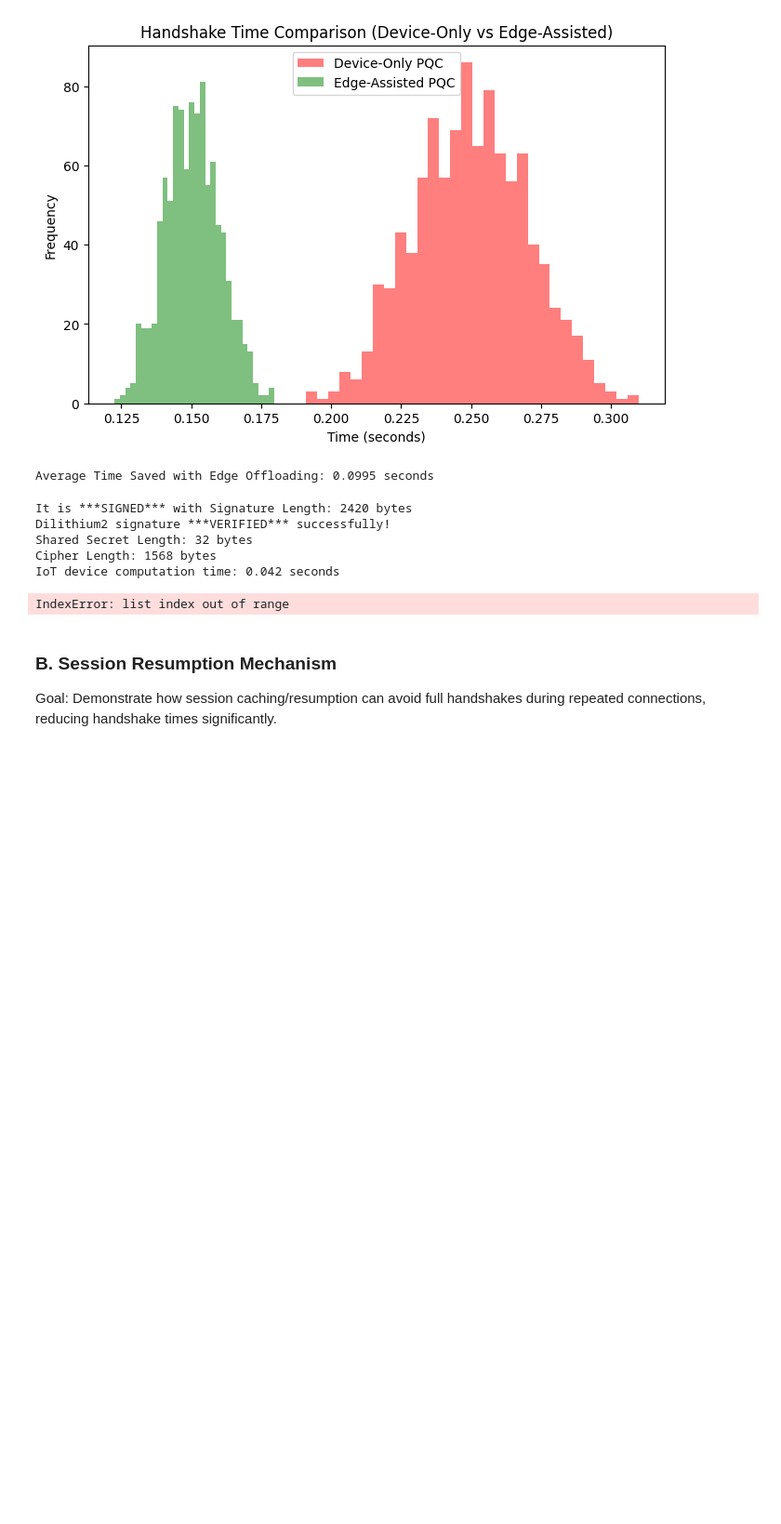
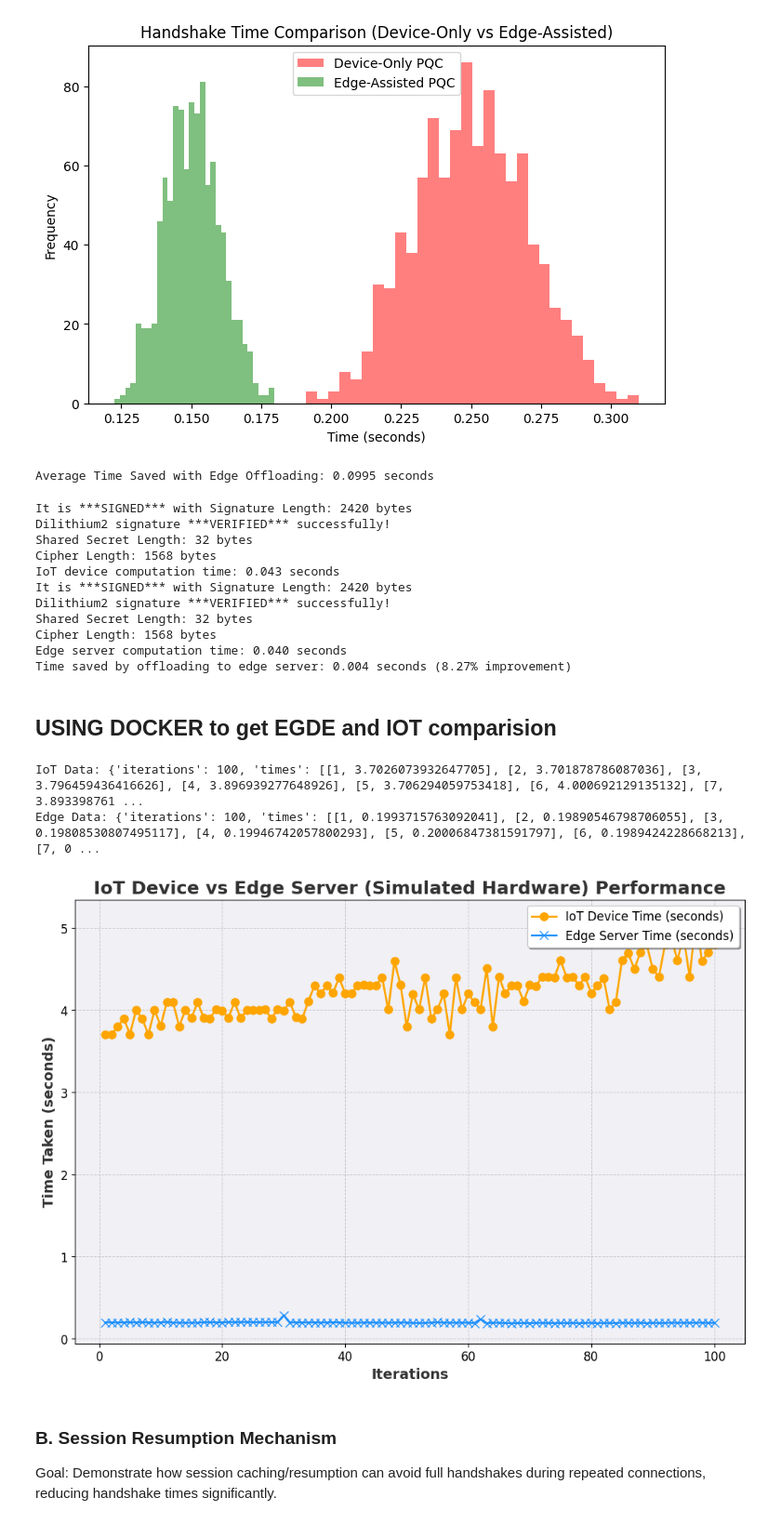
Before and after one commit to mkashani-phd/futureg-quantum-ca, a Jupyter notebook: main.ipynb, the cells around one changed output. Shown at 93% size. Saved outputs shown, nothing was run; the diff lists cells and outputs as text; code cells hidden in the pictures; blank space fills up the shorter version.

```diff
--- a/main.ipynb
+++ b/main.ipynb
@@ -414,16 +375,11 @@ def simulate_edge_server_operations():
     start_time = time.time()
 
      # Key generation
-
-
     # dilithium_private_key, dilithium_public_key = Dilithium2.keygen()
 
-    # Signing
-    message = b"Test message for IoT"
-    signature = Dilithium2.sign(dilithium_private_key, message)
-
-    # Verification
-    verification_status = dilithium_verify(message, signature, dilithium_public_key)
+    message = b"Post-Quantum CA Test Message"
+    signature= dilithium_signature(dilithium_private_key, message)
+    is_valid = dilithium_verify(dilithium_public_key, message, signature)
 
     # Key encapsulation using Kyber
     ciphertext, shared_secret = create_secret_cipher(kyber_public_key)
@@ -449,8 +405,69 @@ It is ***SIGNED*** with Signature Length: 2420 bytes
 Dilithium2 signature ***VERIFIED*** successfully!
 Shared Secret Length: 32 bytes
 Cipher Length: 1568 bytes
-IoT device computation time: 0.042 seconds
+IoT device computation time: 0.043 seconds
+It is ***SIGNED*** with Signature Length: 2420 bytes
+Dilithium2 signature ***VERIFIED*** successfully!
+Shared Secret Length: 32 bytes
+Cipher Length: 1568 bytes
+Edge server computation time: 0.040 seconds
+Time saved by offloading to edge server: 0.004 seconds (8.27% improvement)
-IndexError: list index out of range
+# %% [markdown]
+## USING DOCKER to get EGDE and IOT comparision
+# %%
+import json
+import matplotlib.pyplot as plt
+
+# Directly use the absolute paths for the files
+iot_results_path = "/Users/abhisekjha/MyFolder/Github_Projects/futureg-quantum-ca/iot_results/smart_watch_results.json"
+
+# iot_results_path = "/Users/abhisekjha/MyFolder/Github_Projects/futureg-quantum-ca/iot_results/iot_results.json"
+edge_results_path = "/Users/abhisekjha/MyFolder/Github_Projects/futureg-quantum-ca/edge_results/edge_results.json"
+
+# Load IoT and Edge results
+with open(iot_results_path, "r") as f:
+    iot_data = json.load(f)
+
+with open(edge_results_path, "r") as f:
+    edge_data = json.load(f)
+
+print("IoT Data:", iot_data)
+print("Edge Data:", edge_data)
+# %% [output]
+IoT Data: {'iterations': 100, 'times': [[1, 3.7026073932647705], [2, 3.701878786087036], [3, 3.796459436416626], [4, 3.896939277648926], [5, 3.706294059753418], [6, 4.000692129135132], [7, 3.893398761 ...
+Edge Data: {'iterations': 100, 'times': [[1, 0.1993715763092041], [2, 0.19890546798706055], [3, 0.19808530807495117], [4, 0.19946742057800293], [5, 0.20006847381591797], [6, 0.1989424228668213], [7, 0 ...
+# %%
+import matplotlib.pyplot as plt
+
+# Extract data
+iot_iterations = [data[0] for data in iot_data['times']]
+iot_times = [data[1] for data in iot_data['times']]
+
+edge_iterations = [data[0] for data in edge_data['times']]
+edge_times = [data[1] for data in edge_data['times']]
+
+# Plot
+# Plot with enhanced design using only Matplotlib
+plt.figure(figsize=(12, 8))
+plt.plot(iot_iterations, iot_times, label='IoT Device Time (seconds)', marker='o', markersize=8, linewidth=2, color='orange')
+plt.plot(edge_iterations, edge_times, label='Edge Server Time (seconds)', marker='x', markersize=8, linewidth=2, color='dodgerblue')
+
+# Labels and Title
+plt.xlabel('Iterations', fontsize=14, fontweight='bold', color='#333333')
+plt.ylabel('Time Taken (seconds)', fontsize=14, fontweight='bold', color='#333333')
+plt.title('IoT Device vs Edge Server (Simulated Hardware) Performance', fontsize=18, fontweight='bold', color='#333333')
+
+plt.legend(fontsize=12, loc='upper right', frameon=True, shadow=True, fancybox=True)
+
+plt.grid(True, which='major', linestyle='--', linewidth=0.7, alpha=0.6)
+
+plt.gca().set_facecolor('#f0f0f5')
+
+plt.xticks(fontsize=12)
+plt.yticks(fontsize=12)
+plt.show()
+# %% [output]
+[figure, added]
 # %% [markdown]
 ### B. Session Resumption Mechanism
 
```
Also changed, not shown: parts of 5 cells of this notebook, 7 other files.
